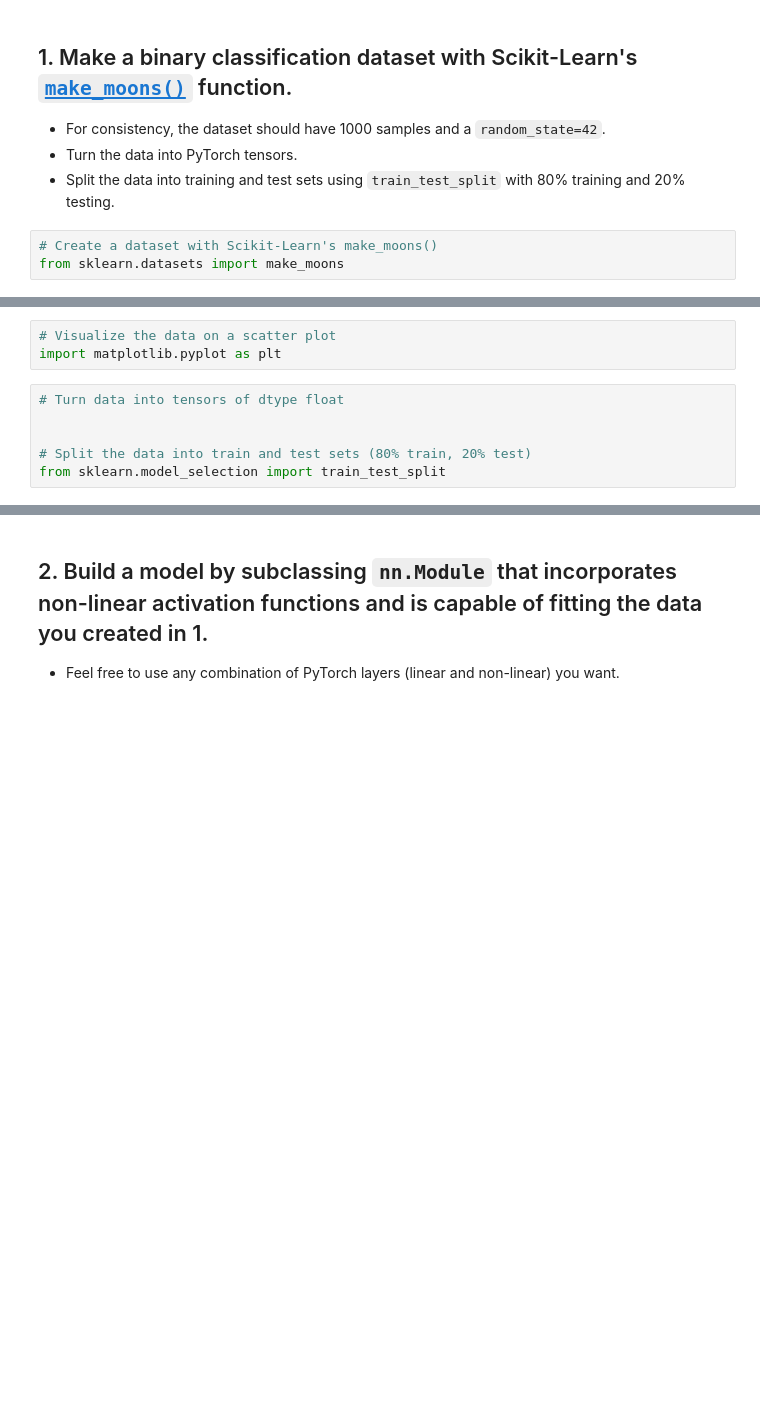
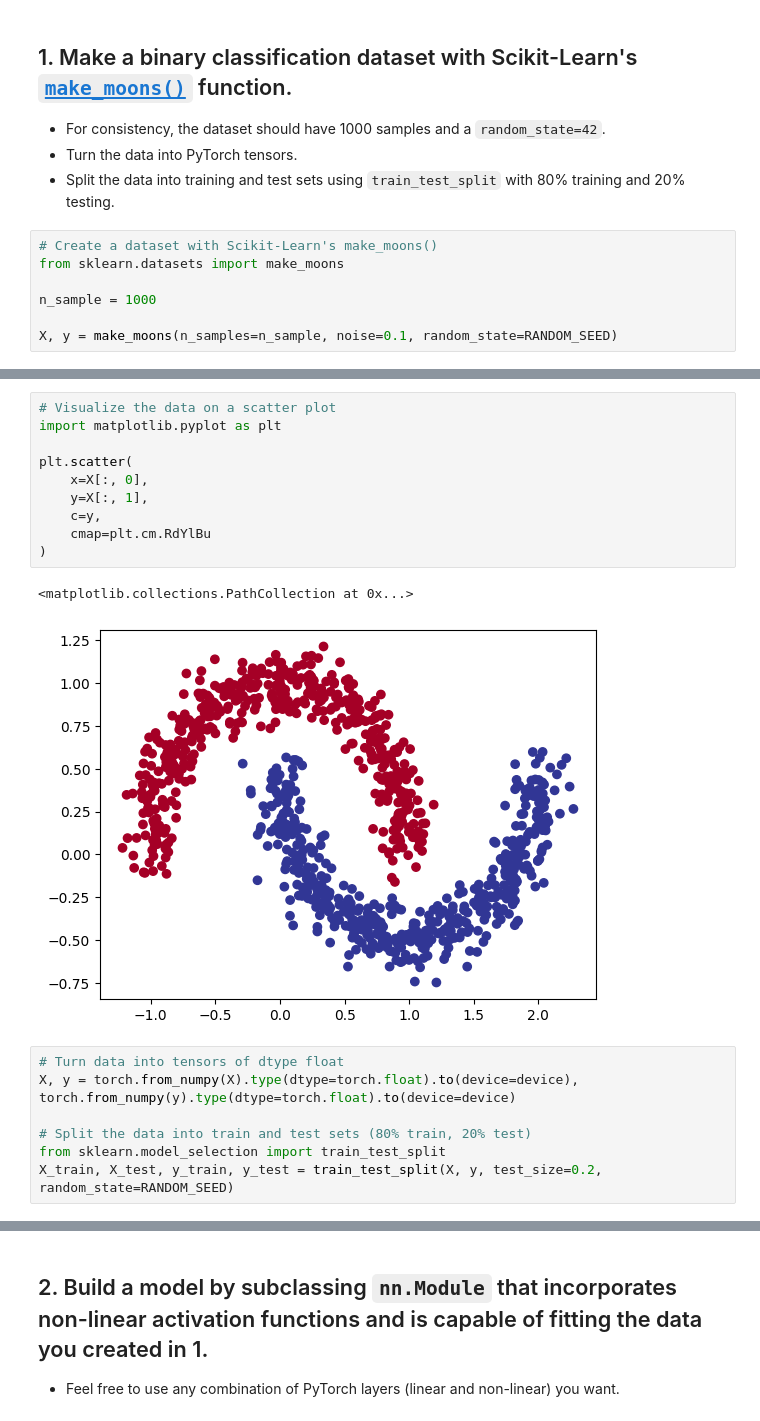
Before and after one commit to soloeinsteinmit/SophiaDL, a Jupyter notebook: exercises/02_pytorch_classification_exercises.ipynb, the cells around one changed output, grey strips where cells are left out. Drawn from its saved outputs; the diff is of its cells as text; blank space fills up the shorter version.

```diff
--- a/exercises/02_pytorch_classification_exercises.ipynb
+++ b/exercises/02_pytorch_classification_exercises.ipynb
@@ -31,6 +32,10 @@ RANDOM_SEED = 42
 # %%
 # Create a dataset with Scikit-Learn's make_moons()
 from sklearn.datasets import make_moons
+
+n_sample = 1000
+
+X, y = make_moons(n_samples=n_sample, noise=0.1, random_state=RANDOM_SEED)
 # %%
 # Turn data into a DataFrame
 import pandas as pd
@@ -37,9 +67,20 @@ import pandas as pd
 # %%
 # Visualize the data on a scatter plot
 import matplotlib.pyplot as plt
+
+plt.scatter(
+    x=X[:, 0],
+    y=X[:, 1],
+    c=y,
+    cmap=plt.cm.RdYlBu
+)
+# %% [output]
+<matplotlib.collections.PathCollection at 0x...>
+[figure, added]
 # %%
 # Turn data into tensors of dtype float
-
+X, y = torch.from_numpy(X).type(dtype=torch.float).to(device=device), torch.from_numpy(y).type(dtype=torch.float).to(device=device)
 
 # Split the data into train and test sets (80% train, 20% test)
 from sklearn.model_selection import train_test_split
+X_train, X_test, y_train, y_test = train_test_split(X, y, test_size=0.2, random_state=RANDOM_SEED)
```
Also changed, not shown: parts of 29 cells of this notebook, 1 other file.
